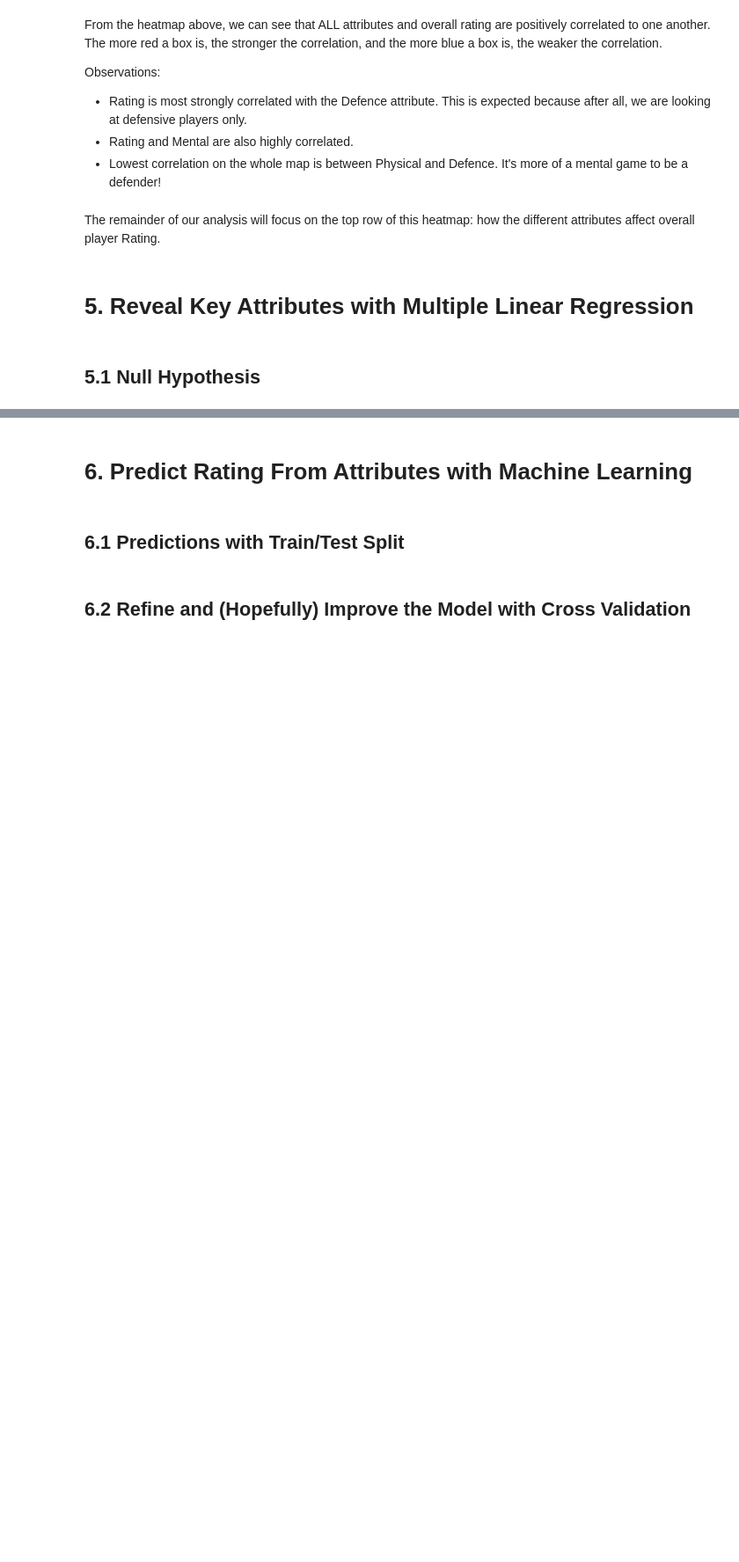
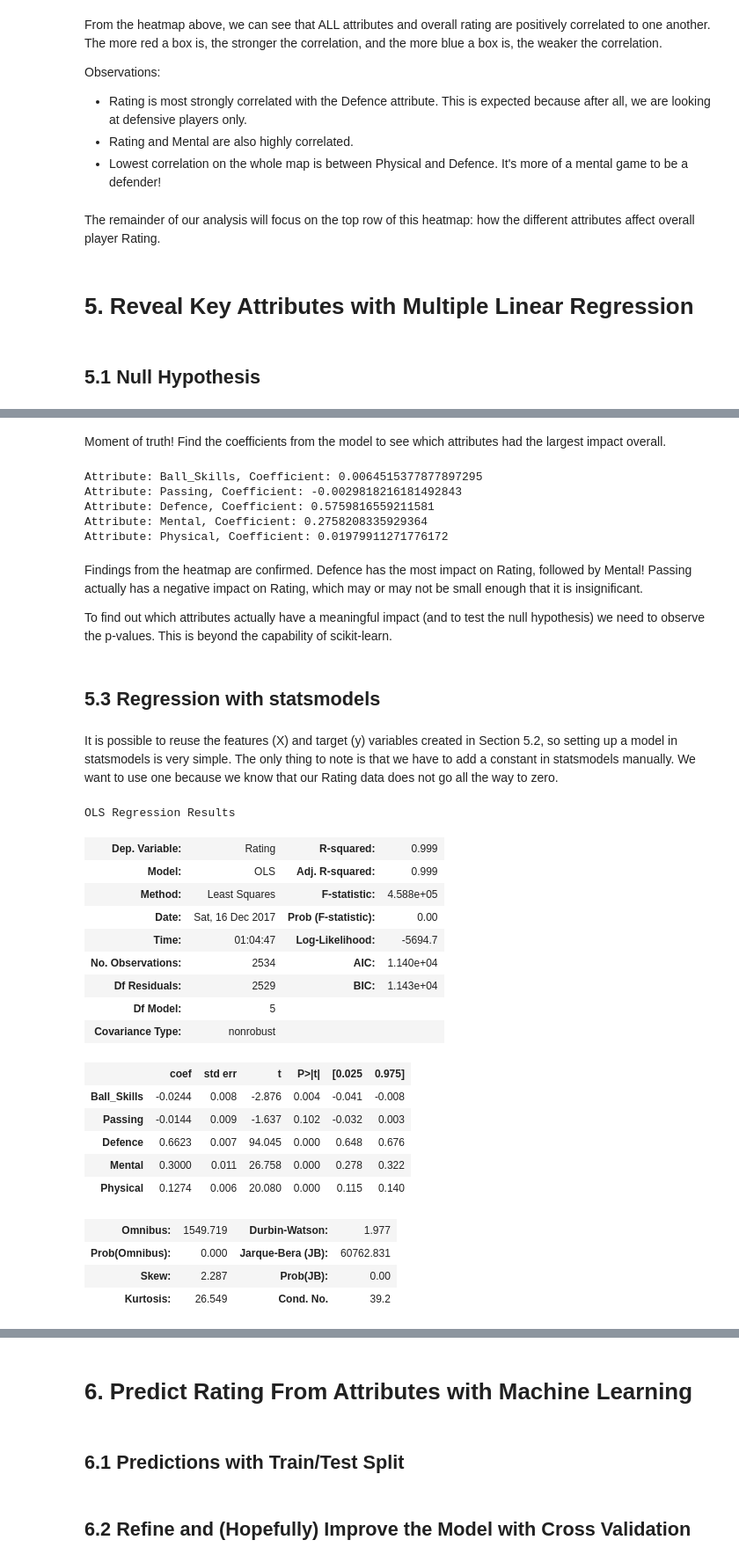
Before and after one commit to JamesHuang22/fifa, a Jupyter notebook: fifa_nb.ipynb, the cells around one changed output, grey strips where cells are left out. Shown at 88% size. Saved outputs shown, nothing was run; the diff lists cells and outputs as text; code cells hidden in the pictures; blank space fills up the shorter version.

Commit message:
Section 5 done

```diff
--- a/fifa_nb.ipynb
+++ b/fifa_nb.ipynb
@@ -481,0 +498,4 @@ The remainder of our analysis will focus on the top row of this heatmap: how the
+# %%
+grouped_attrs = ['Ball_Skills','Passing','Defence','Mental','Physical']
+features = def_grouped[grouped_attrs]
+target = def_grouped[['Rating']]
@@ -481,0 +504,5 @@ The remainder of our analysis will focus on the top row of this heatmap: how the
+# %%
+X = features
+y = target['Rating']
+lm = linear_model.LinearRegression()
+model = lm.fit(X,y)
@@ -481,0 +515,51 @@ The remainder of our analysis will focus on the top row of this heatmap: how the
+# %% [markdown]
+Moment of truth!  Find the coefficients from the model to see which attributes had the largest impact overall.
+# %%
+sk_coeffs = lm.coef_.tolist()
+for attr, coef in zip(grouped_attrs, sk_coeffs):
+    print("Attribute: {}, Coefficient: {}".format(attr,coef))
+# %% [output]
+Attribute: Ball_Skills, Coefficient: 0.0064515377877897295
+Attribute: Passing, Coefficient: -0.0029818216181492843
+Attribute: Defence, Coefficient: 0.5759816559211581
+Attribute: Mental, Coefficient: 0.2758208335929364
+Attribute: Physical, Coefficient: 0.01979911271776172
+# %% [markdown]
+Findings from the heatmap are confirmed.  Defence has the most impact on Rating, followed by Mental!  Passing actually has a negative impact on Rating, which may or may not be small enough that it is insignificant.
+
+To find out which attributes actually have a meaningful impact (and to test the null hypothesis) we need to observe the p-values.  This is beyond the capability of scikit-learn.
+# %% [markdown]
+## 5.3 Regression with statsmodels
+# %% [markdown]
+It is possible to reuse the features (X) and target (y) variables created in Section 5.2, so setting up a model in statsmodels is very simple.  The only thing to note is that we have to add a constant in statsmodels manually.  We want to use one because we know that our Rating data does not go all the way to zero.
+# %%
+sm_y = y
+sm_X = X
+
+#add a constant to the features
+sm_X = sm.add_constant(X)
+
+# use Ordinary Least Squares
+model = sm.OLS(y,X).fit()
+model.summary()
+# %% [output]
+OLS Regression Results
+| Dep. Variable: | Rating | R-squared: | 0.999 |
+| Model: | OLS | Adj. R-squared: | 0.999 |
+| Method: | Least Squares | F-statistic: | 4.588e+05 |
+| Date: | Sat, 16 Dec 2017 | Prob (F-statistic): | 0.00 |
+| Time: | 01:04:47 | Log-Likelihood: | -5694.7 |
+| No. Observations: | 2534 | AIC: | 1.140e+04 |
+| Df Residuals: | 2529 | BIC: | 1.143e+04 |
+| Df Model: | 5 |  |  |
+| Covariance Type: | nonrobust |  |  |
+|  | coef | std err | t | P>|t| | [0.025 | 0.975] |
+| Ball_Skills | -0.0244 | 0.008 | -2.876 | 0.004 | -0.041 | -0.008 |
+| Passing | -0.0144 | 0.009 | -1.637 | 0.102 | -0.032 | 0.003 |
+| Defence | 0.6623 | 0.007 | 94.045 | 0.000 | 0.648 | 0.676 |
+| Mental | 0.3000 | 0.011 | 26.758 | 0.000 | 0.278 | 0.322 |
+| Physical | 0.1274 | 0.006 | 20.080 | 0.000 | 0.115 | 0.140 |
+| Omnibus: | 1549.719 | Durbin-Watson: | 1.977 |
+| Prob(Omnibus): | 0.000 | Jarque-Bera (JB): | 60762.831 |
+| Skew: | 2.287 | Prob(JB): | 0.00 |
+| Kurtosis: | 26.549 | Cond. No. | 39.2 |
```
Also changed, not shown: parts of 11 cells of this notebook.
